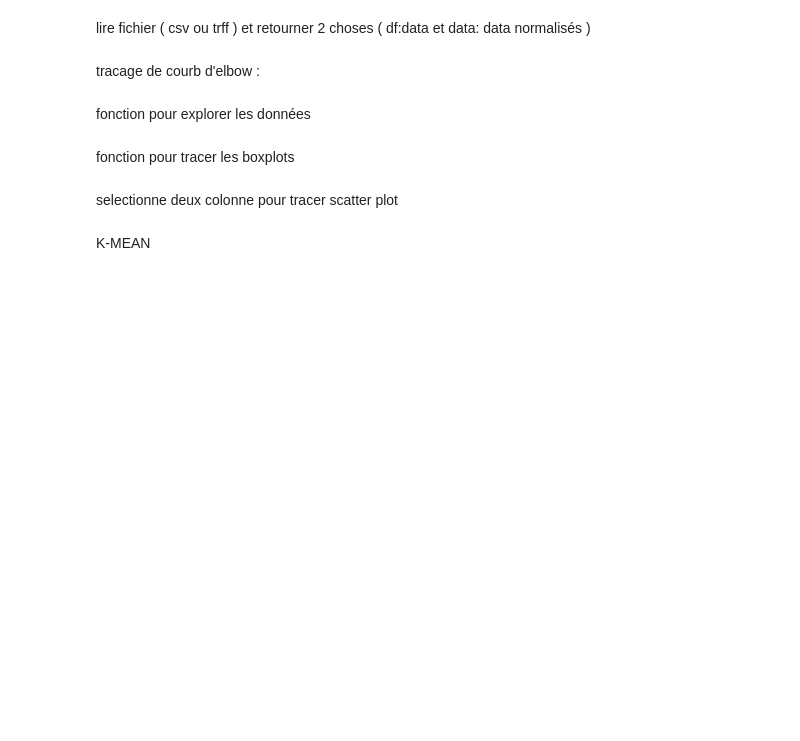
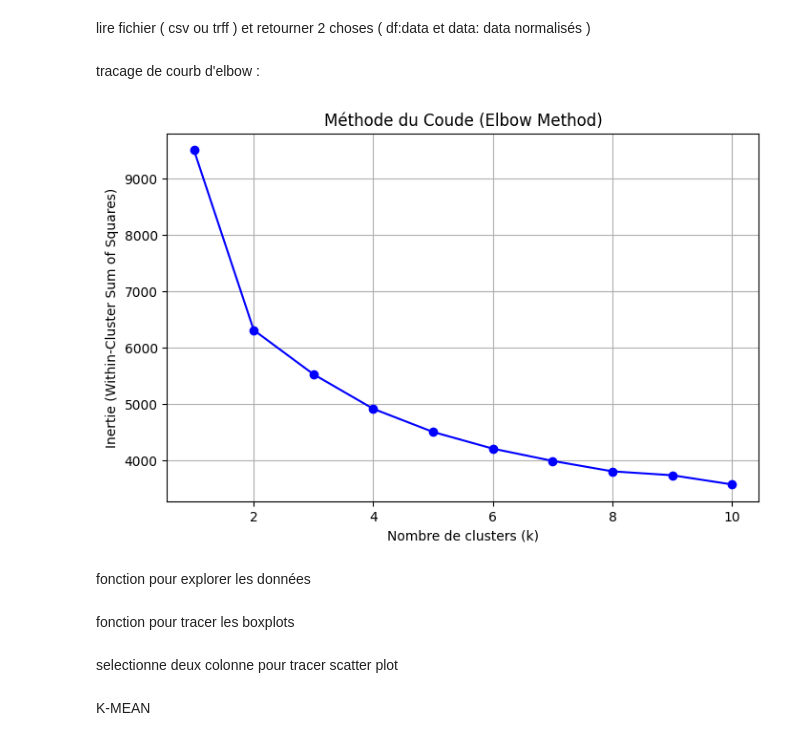
Before and after one commit to amineshx/FDProject, a Jupyter notebook: FDprojef.ipynb, the cells around one changed output. Drawn from its saved outputs; the diff is of its cells as text; code cells hidden in the pictures; blank space fills up the shorter version.

```diff
--- a/FDprojef.ipynb
+++ b/FDprojef.ipynb
@@ -89,6 +89,11 @@ def plot_elbow_curve(data, max_k=10):
     plt.ylabel("Inertie (Within-Cluster Sum of Squares)")
     plt.grid(True)
     plt.show()
+# %%
+df,data = load_dataset('/home/amineshx/Downloads/breast.csv')
+plot_elbow_curve(data)
+# %% [output]
+[figure, added]
 # %% [markdown]
 fonction pour explorer les données
 # %%
```
Also changed, not shown: parts of 1 cell of this notebook, 8 other files.
